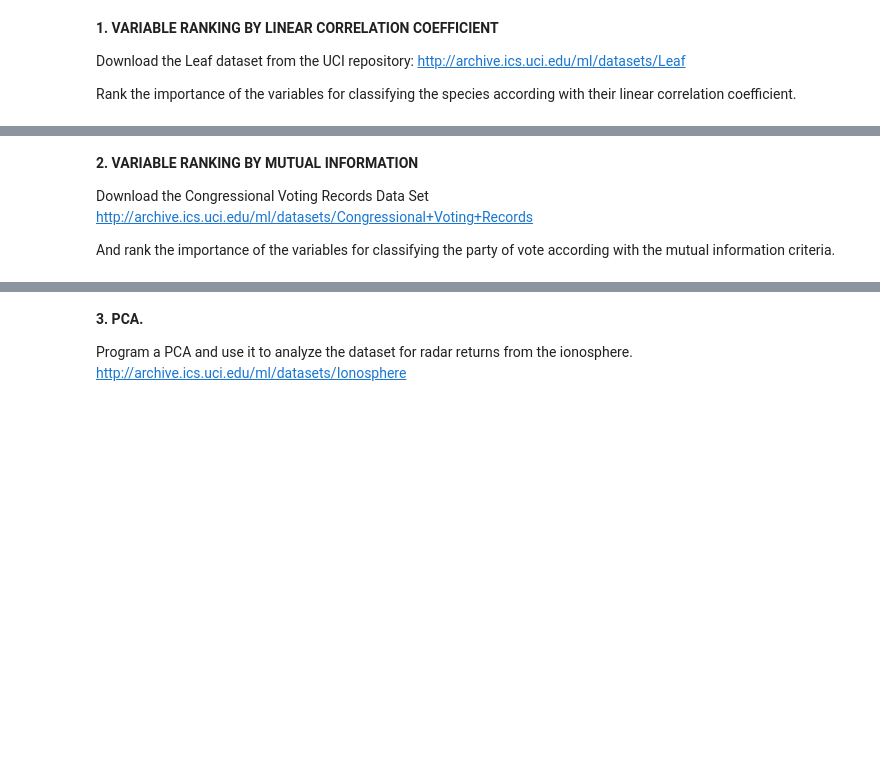
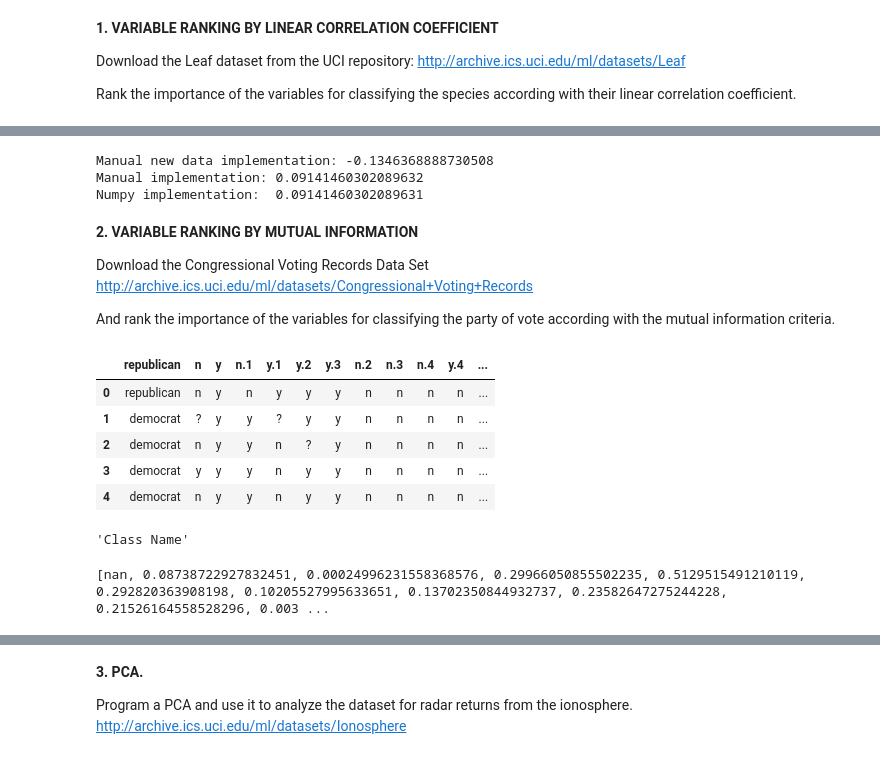
Before and after one commit to zainabnazari/Unsupervised_L_2022, a Jupyter notebook: 1_Practice.ipynb, the cells around one changed output, grey strips where cells are left out. Drawn from its saved outputs; the diff is of its cells as text; code cells hidden in the pictures; blank space fills up the shorter version.

```diff
--- a/1_Practice.ipynb
+++ b/1_Practice.ipynb
@@ -12,3 +56,13 @@ import matplotlib.pyplot as plt
+# %%
+# check agreement with numpy value (up to machine precision)
+print(f"Manual new data implementation: {linear_correlation(leaves_df['new_species'], leaves_df['eccentricity'])}")
+
+print(f"Manual implementation: {linear_correlation(leaves_df['species'], leaves_df['eccentricity'])}")
+print(f"Numpy implementation:  {np.corrcoef(leaves_df['species'], leaves_df['eccentricity'])[0][1]}")
+# %% [output]
+Manual new data implementation: -0.1346368888730508
+Manual implementation: 0.09141460302089632
+Numpy implementation:  0.09141460302089631
 # %% [markdown]
 **2. VARIABLE RANKING BY MUTUAL INFORMATION**
 
@@ -16,3 +70,28 @@ Download the Congressional Voting Records Data Set
 http://archive.ics.uci.edu/ml/datasets/Congressional+Voting+Records
 
 And rank the importance of the variables for classifying the party of vote according with the mutual information criteria.
+# %%
+data2=pd.read_csv("../data_UL/congres/house-votes-84.data")
+#data.iloc[50:56,:]
+data2.head(5)
+# %% [output]
+|  | republican | n | y | n.1 | y.1 | y.2 | y.3 | n.2 | n.3 | n.4 | y.4 | ... |
+| 0 | republican | n | y | n | y | y | y | n | n | n | n | ... |
+| 1 | democrat | ? | y | y | ? | y | y | n | n | n | n | ... |
+| 2 | democrat | n | y | y | n | ? | y | n | n | n | n | ... |
+| 3 | democrat | y | y | y | n | y | y | n | n | n | n | ... |
+| 4 | democrat | n | y | y | n | y | y | n | n | n | n | ... |
+# %%
+cols_congres = ["Class Name","handicapped-infants","water-project-cost-sharing","adoption-of-the-budget-resolution",
+                "physician-fee-freeze","el-salvador-aid","religious-groups-in-schools","anti-satellite-test-ban",
+                "aid-to-nicaraguan-contras","mx-missile","immigration","synfuels-corporation-cutback",
+                "education-spending","superfund-right-to-sue","crime","duty-free-exports",
+                "export-administration-act-south-africa"]
+
+data2=pd.read_csv("../data_UL/congres/house-votes-84.data", names = cols_congres)
+#data.iloc[50:56,:]
+data2.head(5)
+
+cols_congres[0]
+# %% [output]
+'Class Name'
@@ -18,0 +115,8 @@ And rank the importance of the variables for classifying the party of vote accor
+# %%
+list1=[]
+for i in range(len(cols_congres)):
+   list1=list1+[(mutual_info(data2[cols_congres[0]], data2[cols_congres[i]]))]
+#list1.sort()
+print(list1)
+# %% [output]
+[nan, 0.08738722927832451, 0.00024996231558368576, 0.29966050855502235, 0.5129515491210119, 0.292820363908198, 0.10205527995633651, 0.13702350844932737, 0.23582647275244228, 0.21526164558528296, 0.003 ...
```
Also changed, not shown: parts of 8 cells of this notebook, 1 other file.
